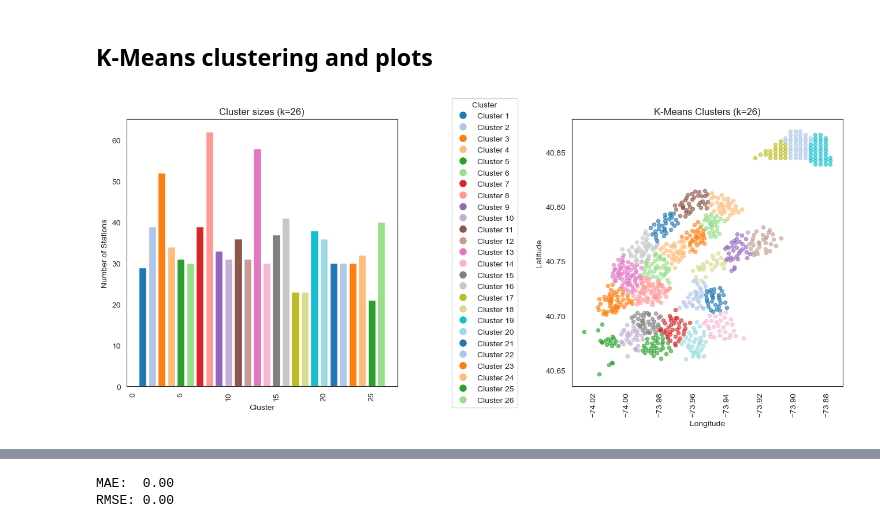
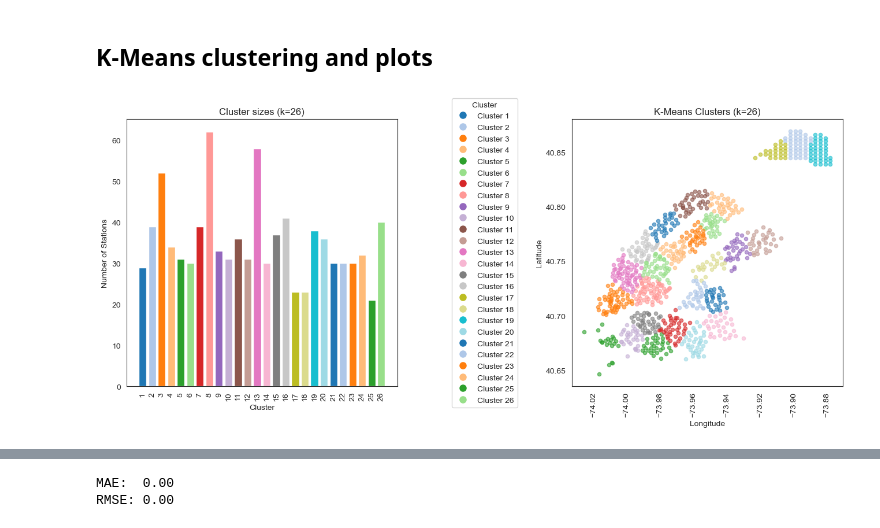
Before and after one commit to GermanButtiero/mobility, a Jupyter notebook: src/Data Analysis and Visualization 2.ipynb, the cells around one changed output, grey strips where cells are left out. Saved outputs shown, nothing was run; the diff lists cells and outputs as text; code cells hidden in the pictures.

```diff
--- a/src/Data Analysis and Visualization 2.ipynb
+++ b/src/Data Analysis and Visualization 2.ipynb
@@ -380,6 +380,11 @@ ax_bar.bar(clusters_1based, sizes.values, color=bar_colors)
 ax_bar.set_title(f'Cluster sizes (k={k})')
 ax_bar.set_xlabel('Cluster')
 ax_bar.set_ylabel('Number of Stations')
+
+# show *every* cluster label on the x-axis (1, 2, 3, ..., 26)
+ax_bar.set_xticks(clusters_1based)
+ax_bar.set_xticklabels([str(c) for c in clusters_1based])
+
 for tick in ax_bar.get_xticklabels():
     tick.set_rotation(90)
 
@@ -401,31 +406,31 @@ legend_labels = [f'Cluster {c+1}' for c in range(k)]
 
 leg = ax_legend.legend(
     legend_handles,
     legend_labels,
     title='Cluster',
     loc='center',
     frameon=True  # keep border
 )
 leg.get_frame().set_facecolor('white')
 
 # --- Right: K-Means scatter plot ---
 for c in range(k):
     m = stations_k26['cluster_k26'] == c
     ax_scatter.scatter(
         stations_k26.loc[m, 'station_longitude'],
         stations_k26.loc[m, 'station_latitude'],
         color=color_map[c],
         s=20,
         alpha=0.6
     )
 
 ax_scatter.set_title(f'K-Means Clusters (k={k})')
 ax_scatter.set_xlabel('Longitude')
 ax_scatter.set_ylabel('Latitude')
 for tick in ax_scatter.get_xticklabels():
     tick.set_rotation(90)
 
 plt.tight_layout()
 plt.show()
 # %% [output]
-[figure, old version]
+[figure, new version]
```
Also changed, not shown: parts of 8 cells of this notebook.
